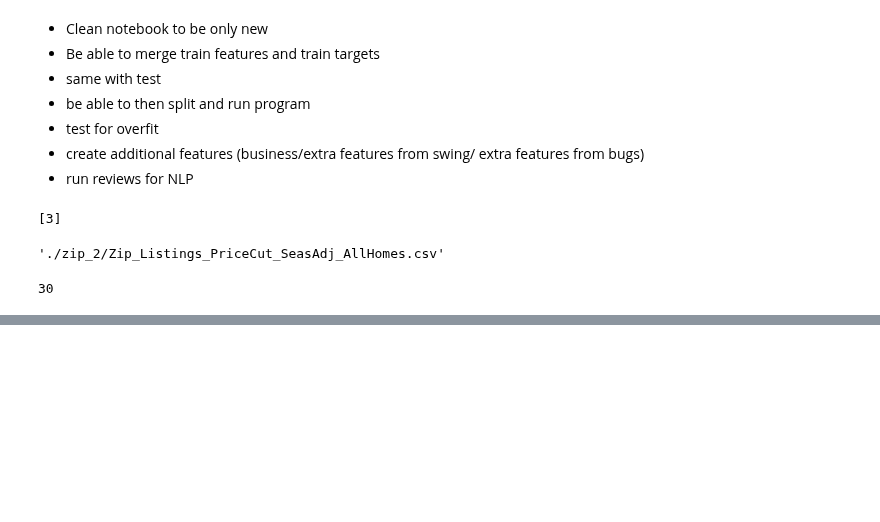
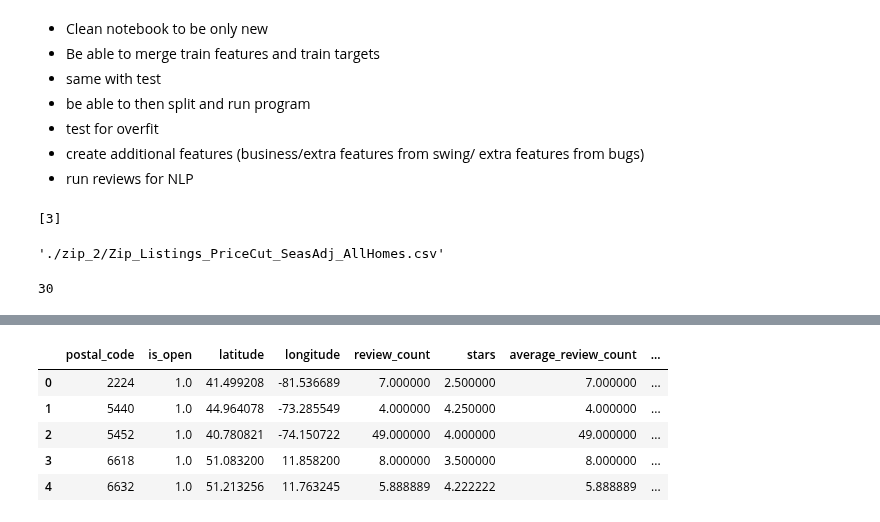
Before and after one commit to kthoward/Thinkful, a Jupyter notebook: Final_Capstone/Notebooks/Condensed_project_add_yelp_reviews_attempt_at_merging_features_by_df.ipynb, the cells around one changed output, grey strips where cells are left out. Cells and saved outputs as stored; diff of their text form; code cells hidden in the pictures; blank space fills up the shorter version.

```diff
--- a/Final_Capstone/Notebooks/Condensed_project_add_yelp_reviews_attempt_at_merging_features_by_df.ipynb
+++ b/Final_Capstone/Notebooks/Condensed_project_add_yelp_reviews_attempt_at_merging_features_by_df.ipynb
@@ -320,0 +222,9 @@ train_targets.head()
+# %%
+business_features.head()
+# %% [output]
+|  | postal_code | is_open | latitude | longitude | review_count | stars | average_review_count | ... |
+| 0 | 2224 | 1.0 | 41.499208 | -81.536689 | 7.000000 | 2.500000 | 7.000000 | ... |
+| 1 | 5440 | 1.0 | 44.964078 | -73.285549 | 4.000000 | 4.250000 | 4.000000 | ... |
+| 2 | 5452 | 1.0 | 40.780821 | -74.150722 | 49.000000 | 4.000000 | 49.000000 | ... |
+| 3 | 6618 | 1.0 | 51.083200 | 11.858200 | 8.000000 | 3.500000 | 8.000000 | ... |
+| 4 | 6632 | 1.0 | 51.213256 | 11.763245 | 5.888889 | 4.222222 | 5.888889 | ... |
```
Also changed, not shown: parts of 45 cells of this notebook.
